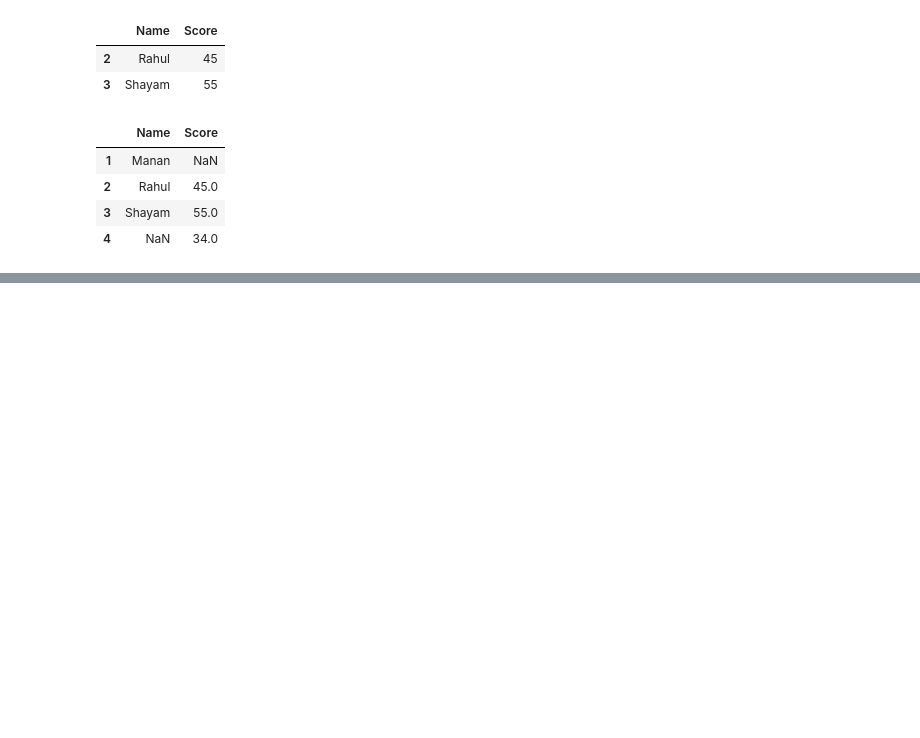
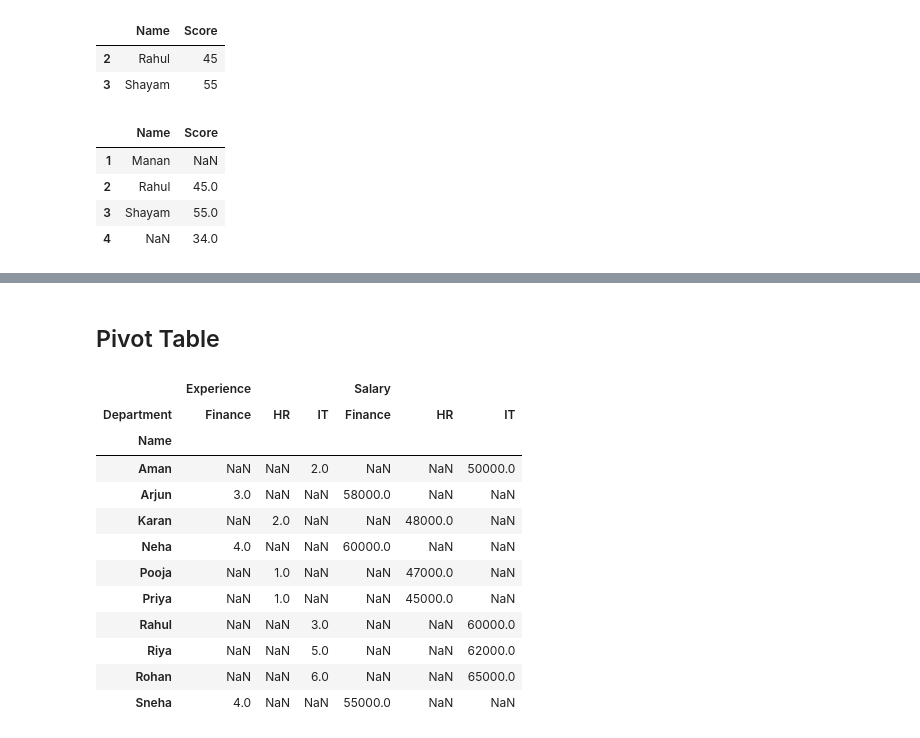
Before and after one commit to MananGupta089/DSA-learning, a Jupyter notebook: pandas.ipynb, the cells around one changed output, grey strips where cells are left out. Saved outputs shown, nothing was run; the diff lists cells and outputs as text; code cells hidden in the pictures; blank space fills up the shorter version.

```diff
--- a/pandas.ipynb
+++ b/pandas.ipynb
@@ -327,0 +399,41 @@ df1.join(df2,how= 'outer')
+# %% [markdown]
+## Pivot Table
+# %%
+df = pd.DataFrame({
+    "Emp_ID": [101, 102, 103, 104, 105, 106, 107, 108, 109, 110],
+    "Name": ["Aman", "Priya", "Rahul", "Sneha", "Karan",
+             "Riya", "Arjun", "Pooja", "Rohan", "Neha"],
+    "Department": ["IT", "HR", "IT", "Finance", "HR",
+                   "IT", "Finance", "HR", "IT", "Finance"],
+    "Gender": ["M", "F", "M", "F", "M",
+               "F", "M", "F", "M", "F"],
+    "Salary": [50000, 45000, 60000, 55000, 48000,
+               62000, 58000, 47000, 65000, 60000],
+    "Experience": [2, 1, 3, 4, 2, 5, 3, 1, 6, 4]
+})
+
+
+pd.pivot_table(df,
+               values = ["Salary","Experience"],
+               index = "Name",
+               columns = "Department" )
+
+#performing agg function
+pd.pivot_table(df,
+               values = ["Salary","Experience"],
+               index = "Name",
+               columns = "Department",aggfunc = "median" )
+# %% [output]
+|  | Experience |  |  | Salary |  |  |
+| Department | Finance | HR | IT | Finance | HR | IT |
+| Name |  |  |  |  |  |  |
+| Aman | NaN | NaN | 2.0 | NaN | NaN | 50000.0 |
+| Arjun | 3.0 | NaN | NaN | 58000.0 | NaN | NaN |
+| Karan | NaN | 2.0 | NaN | NaN | 48000.0 | NaN |
+| Neha | 4.0 | NaN | NaN | 60000.0 | NaN | NaN |
+| Pooja | NaN | 1.0 | NaN | NaN | 47000.0 | NaN |
+| Priya | NaN | 1.0 | NaN | NaN | 45000.0 | NaN |
+| Rahul | NaN | NaN | 3.0 | NaN | NaN | 60000.0 |
+| Riya | NaN | NaN | 5.0 | NaN | NaN | 62000.0 |
+| Rohan | NaN | NaN | 6.0 | NaN | NaN | 65000.0 |
+| Sneha | 4.0 | NaN | NaN | 55000.0 | NaN | NaN |
```
Also changed, not shown: parts of 21 cells of this notebook, 4 other files.
